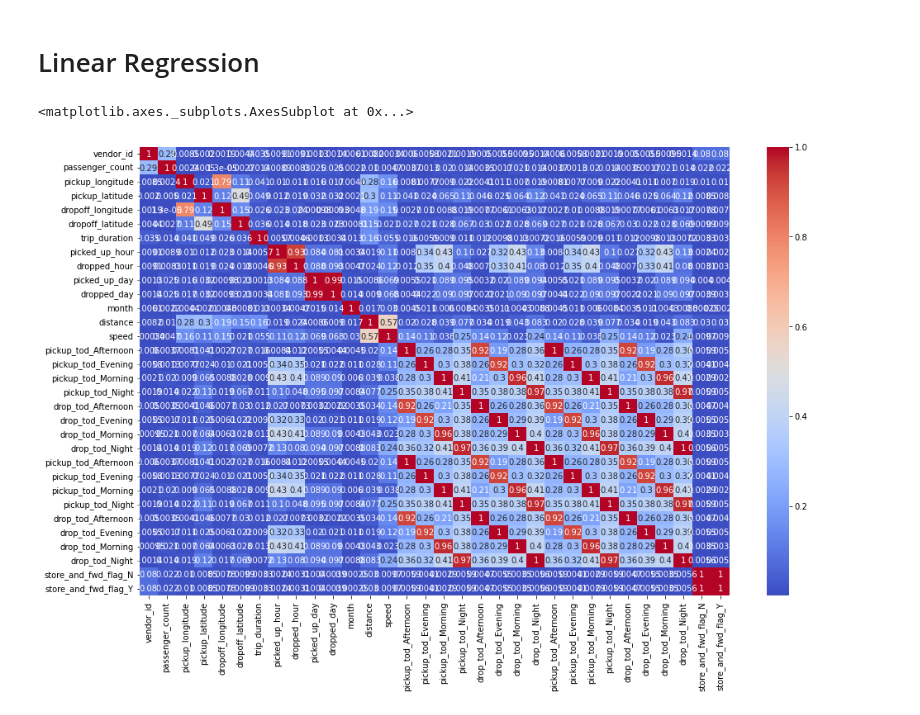
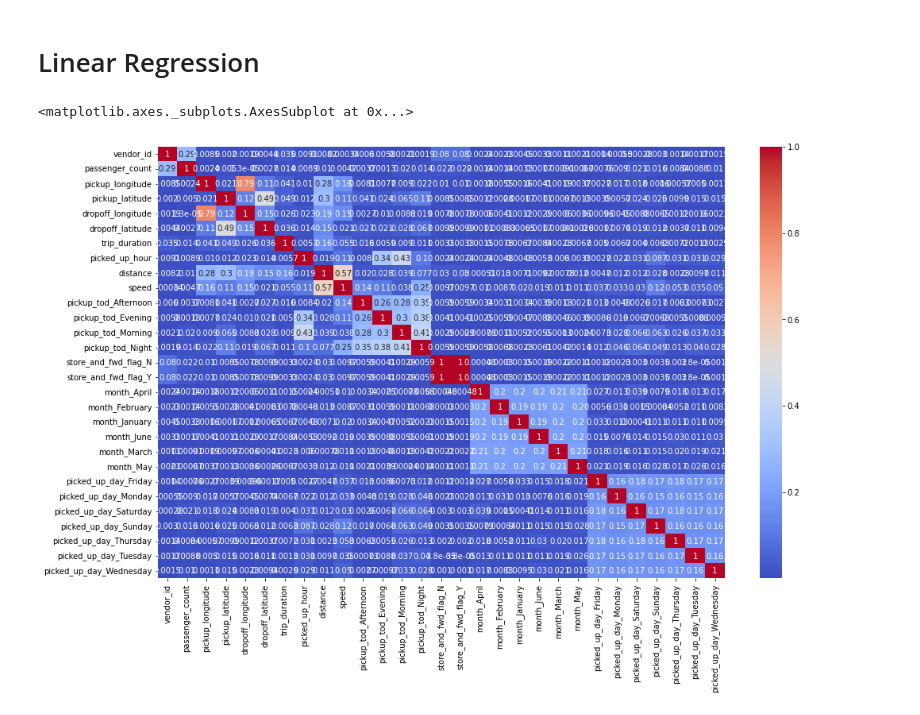
Before and after one commit to Ajay0110/NYC-Taxi-Trip-Time-Prediction, a Jupyter notebook: NYC_Taxi_Trip_Time_Prediction_Capstone_Project.ipynb, the cells around one changed output. Saved outputs shown, nothing was run; the diff lists cells and outputs as text; code cells hidden in the pictures.

```diff
--- a/NYC_Taxi_Trip_Time_Prediction_Capstone_Project.ipynb
+++ b/NYC_Taxi_Trip_Time_Prediction_Capstone_Project.ipynb
@@ -531,17 +526,0 @@ dependent = 'trip_duration'
-# %%
-for col in num_features:
-    fig = plt.figure(figsize=(9, 6))
-    ax = fig.gca()
-    feature = taxi_df[col]
-    label = taxi_df[dependent]
-    correlation = feature.corr(label)
-    plt.scatter(x=feature, y=label)
-    plt.xlabel(col)
-    plt.ylabel('Trip Duration')
-    ax.set_title('Trip Duration vs ' + col + '- correlation: ' + str(correlation))
-    z = np.polyfit(taxi_df[col], taxi_df[dependent], 1)
-    y_hat = np.poly1d(z)(taxi_df[col])
-
-    plt.plot(taxi_df[col], y_hat, "r--", lw=1)
-
-plt.show()
@@ -632,9 +590,3 @@ plt.show()
 ### From this we can see that vendor 2 provides more long trips than vendor 1. Still not significant enough.
 # %% [markdown]
 ## One Hot Encoding
-# %%
-# Converting month and days their respective numbers
-taxi_df['month']=taxi_df['pickup_datetime'].dt.month # Converting months to their respective numbers
-taxi_df['picked_up_day']=taxi_df['pickup_datetime'].dt.weekday # Converting days to their respective numbers
-taxi_df['dropped_day']=taxi_df['dropoff_datetime'].dt.weekday # Converting days to their respective numbers
-taxi_df.head()
@@ -648,6 +593,6 @@ taxi_df.head()
 # %%
 # Categorical variables to be dummified
-cat_var = ['pickup_tod','drop_tod','store_and_fwd_flag']
+cat_var = ['pickup_tod','store_and_fwd_flag','month','picked_up_day']
 # %%
 # Creating dummies for times of the day variable
 for col in cat_var:
@@ -664,7 +609,7 @@ taxi_df.head()
 | 4 | id2181028 | 2 | 2016-03-26 13:30:55 | 2016-03-26 13:38:10 | 1 | -73.973053 | ... |
 # %%
 # Dropping unnecessary variables
-taxi_df = taxi_df.drop(['id','pickup_datetime','dropoff_datetime','store_and_fwd_flag','pickup_tod','drop_tod','year'], axis=1)
+taxi_df = taxi_df.drop(['id','pickup_datetime','dropoff_datetime','store_and_fwd_flag','pickup_tod','drop_tod','year','dropped_hour'], axis=1)
 taxi_df.head()
 # %% [output]
 |  | vendor_id | passenger_count | pickup_longitude | pickup_latitude | dropoff_longitude | dropoff_latitude | ... |
@@ -745,8 +687,8 @@ print(X_test.shape)
 # %%
 # Correalation analysis using heatmap
 plt.figure (figsize= (16,10))
-corelation= taxi_df.corr()
-sns.heatmap(abs(corelation), annot=True, cmap='coolwarm')
+correlation= taxi_df.corr()
+sns.heatmap(abs(correlation), annot=True, cmap='coolwarm')
 # %% [output]
 <matplotlib.axes._subplots.AxesSubplot at 0x...>
-[figure, old version]
+[figure, new version]
```
Also changed, not shown: parts of 40 cells of this notebook.
